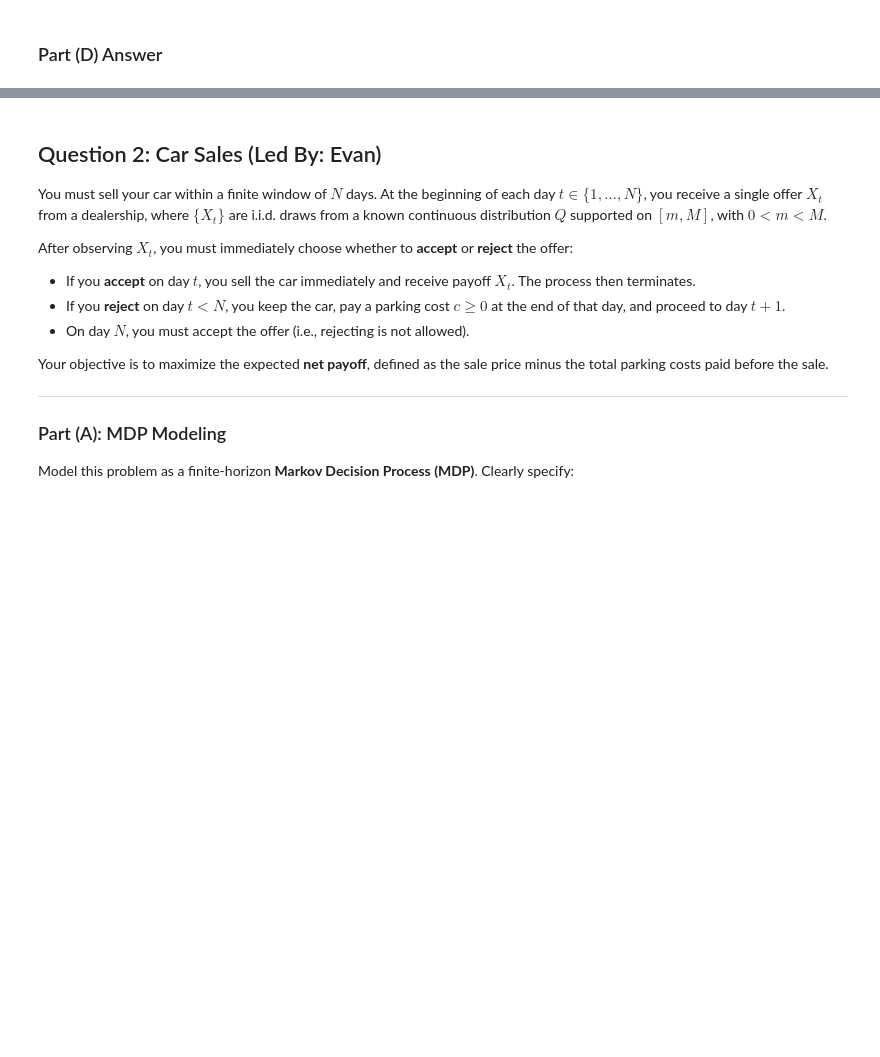
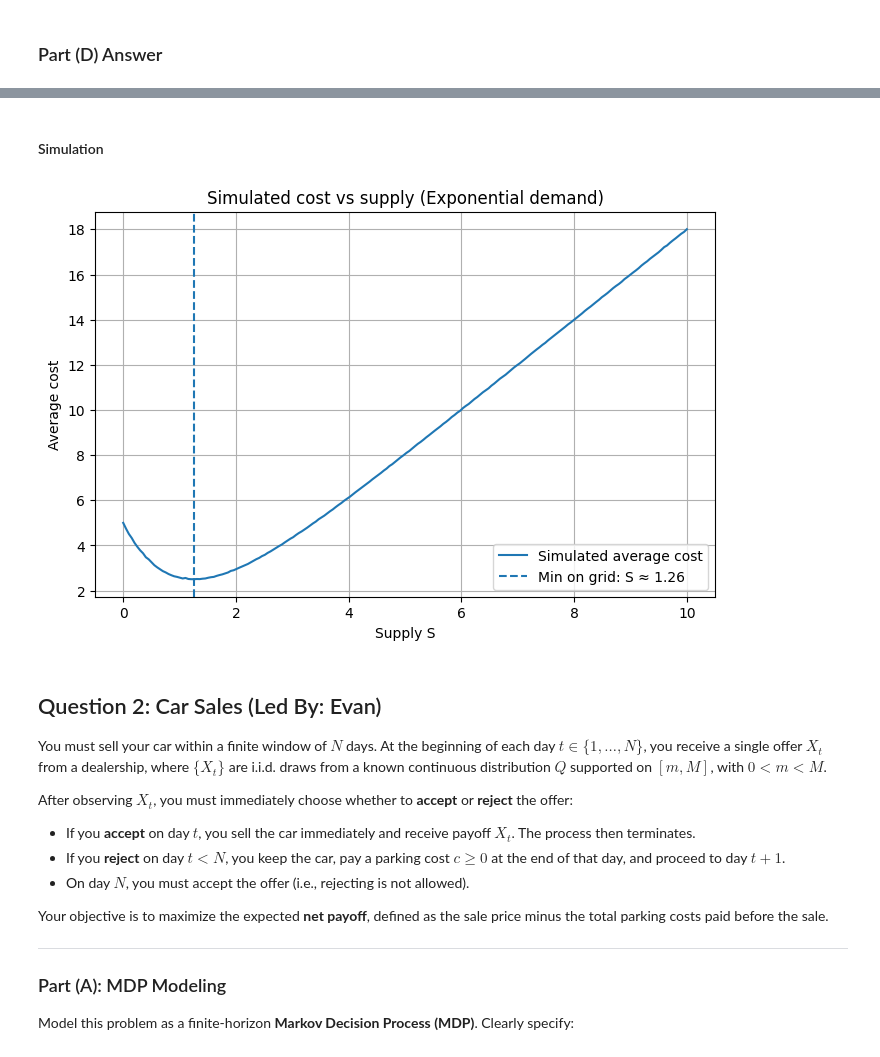
Before and after one commit to yumingh4/CME241-Assignment1, a Jupyter notebook: CME241-Assignment1/assignment3/assignment3.ipynb, the cells around one changed output, grey strips where cells are left out. Saved outputs shown, nothing was run; the diff lists cells and outputs as text; code cells hidden in the pictures; blank space fills up the shorter version.

```diff
--- a/CME241-Assignment1/assignment3/assignment3.ipynb
+++ b/CME241-Assignment1/assignment3/assignment3.ipynb
@@ -165,3 +294,29 @@ optimal_S
+# %% [markdown]
+#### Simulation
+# %%
+N = 100_000
+S_values = np.linspace(0, 10, 200)
+
+def simulated_cost_exponential(S: float) -> float:
+    x = np.random.exponential(scale=1.0 / lambda_param, size=N)
+    return np.mean(p * np.maximum(x - S, 0.0) + h * np.maximum(S - x, 0.0))
+
+costs = np.array([simulated_cost_exponential(S) for S in S_values])
+
+idx = int(np.argmin(costs))
+S_min = float(S_values[idx])
+
+plt.figure(figsize=(8, 5))
+plt.plot(S_values, costs, label="Simulated average cost")
+plt.axvline(S_min, linestyle="--", label=f"Min on grid: S ≈ {S_min:.2f}")
+plt.xlabel("Supply S")
+plt.ylabel("Average cost")
+plt.title("Simulated cost vs supply (Exponential demand)")
+plt.grid(True)
+plt.legend()
+plt.show()
+# %% [output]
+[figure, added]
 # %% [markdown]
 ## Question 2: Car Sales (Led By: Evan)
 
```
Also changed, not shown: parts of 18 cells of this notebook.
